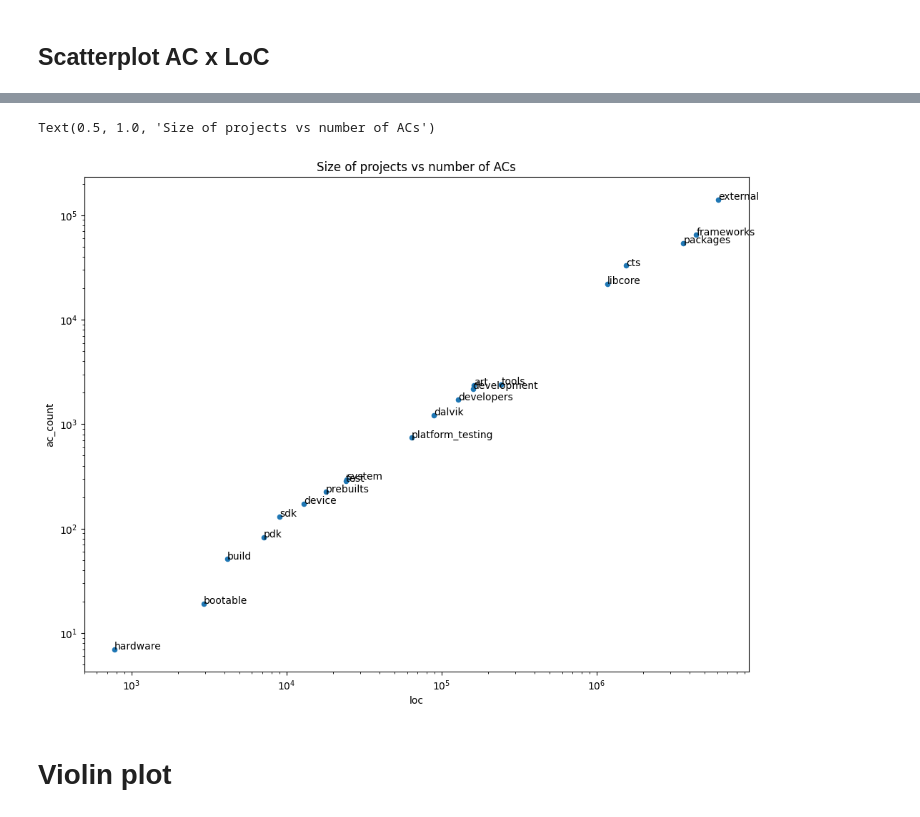
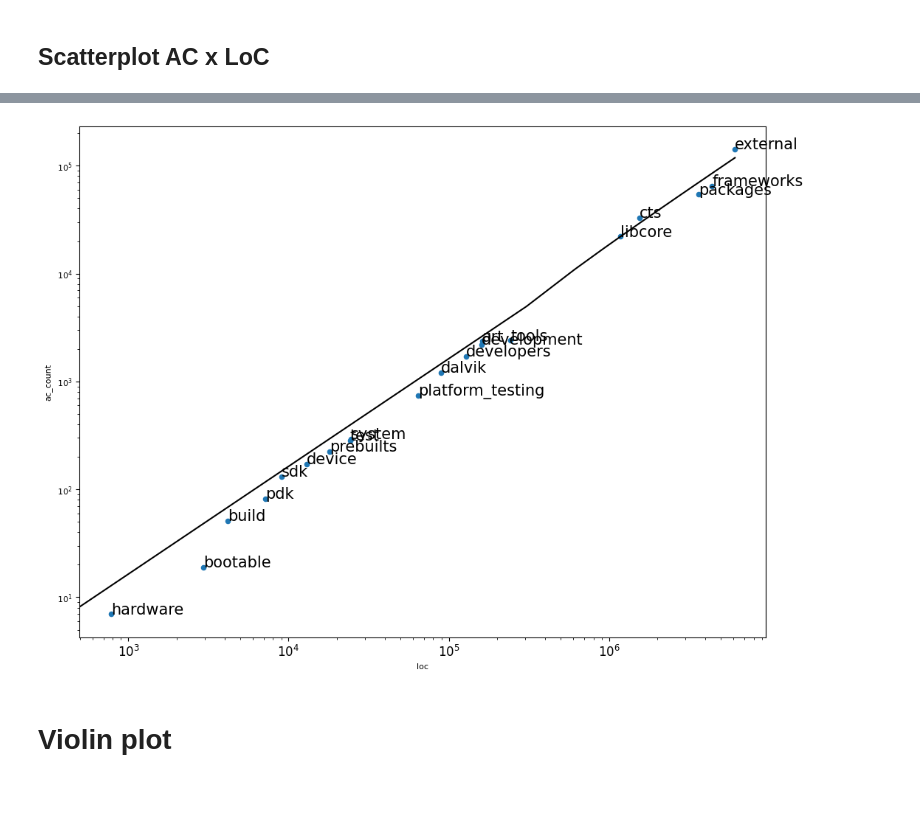
Before and after one commit to davitabosa12/ac_ck_analysis, a Jupyter notebook: android_apps.ipynb, the cells around one changed output, grey strips where cells are left out. Saved outputs shown, nothing was run; the diff lists cells and outputs as text; code cells hidden in the pictures.

```diff
--- a/android_apps.ipynb
+++ b/android_apps.ipynb
@@ -30,6 +33,22 @@ def cursor_to_dataframe(cursor):
 # %%
 def acs_in_a_project(project_name) -> pd.DataFrame:
     cursor = db.execute("SELECT count(id) as ac_count,path,ac,loc FROM ac_reports WHERE path IN (SELECT path FROM files WHERE files.project_name = ?) GROUP BY path,ac",(project_name,))
+    return cursor_to_dataframe(cursor)
+
+def acs_files(project_name) -> pd.DataFrame:
+    sql = f"""
+    SELECT files.path, coalesce(ac_count, 0) AS count_acs, loc, project_name
+    FROM files
+    LEFT JOIN
+    (SELECT ac_reports.path AS ac_reports_path, count(id) AS ac_count
+    FROM ac_reports
+    WHERE project_name = '{project_name}'
+    GROUP BY ac_reports.path)
+    ON files.path = ac_reports_path
+    WHERE files.project_name = '{project_name}'
+    ORDER BY count_acs DESC;
+    """
+    cursor = db.execute(sql)
     return cursor_to_dataframe(cursor)
 
 def ck_in_a_project(project_name) -> pd.DataFrame:
@@ -839,17 +1096,26 @@ df_ac_x_loc_aggregated
 # %%
 ax = df_ac_x_loc_aggregated.plot(kind="scatter", x="loc", y="ac_count")
 ax.set_yscale("log")
 ax.set_xscale("log")
-
+plt.rcParams.update({"font.size": 15, "axes.titlesize": 15})
+plt.rc("axes", labelsize=8)
+plt.rc("xtick", labelsize=12)
+plt.rc("ytick", labelsize=8)
+# DRAW REGRESSION
+# Fit linear regression via least squares with numpy.polyfit
+# It returns an slope (b) and intercept (a)
+# deg=1 means linear fit (i.e. polynomial of degree 1)
+b, a = np.polyfit(df_ac_x_loc_aggregated["loc"], df_ac_x_loc_aggregated["ac_count"], deg=1)
+regseq = np.linspace(0, df_ac_x_loc_aggregated["loc"].max(), df_ac_x_loc_aggregated.shape[0])
+ax.plot(regseq, a + b * regseq, color="k")
 top_projects = df_ac_x_loc_aggregated.sort_values("ac_count", ascending=False).head(20)["project_name"].to_list()
 for idx, row in df_ac_x_loc_aggregated.iterrows():
     if row["project_name"] in top_projects:
         ax.annotate(row['project_name'], (row['loc'], row['ac_count']))
 ax.figure.set_size_inches((12,9))
-plt.title("Size of projects vs number of ACs")
+# plt.title("Size of projects vs number of ACs")
 # %% [output]
-Text(0.5, 1.0, 'Size of projects vs number of ACs')
-[figure, old version]
+[figure, new version]
 # %% [markdown]
 # Violin plot
 # %%
```
Also changed, not shown: parts of 38 cells of this notebook.
